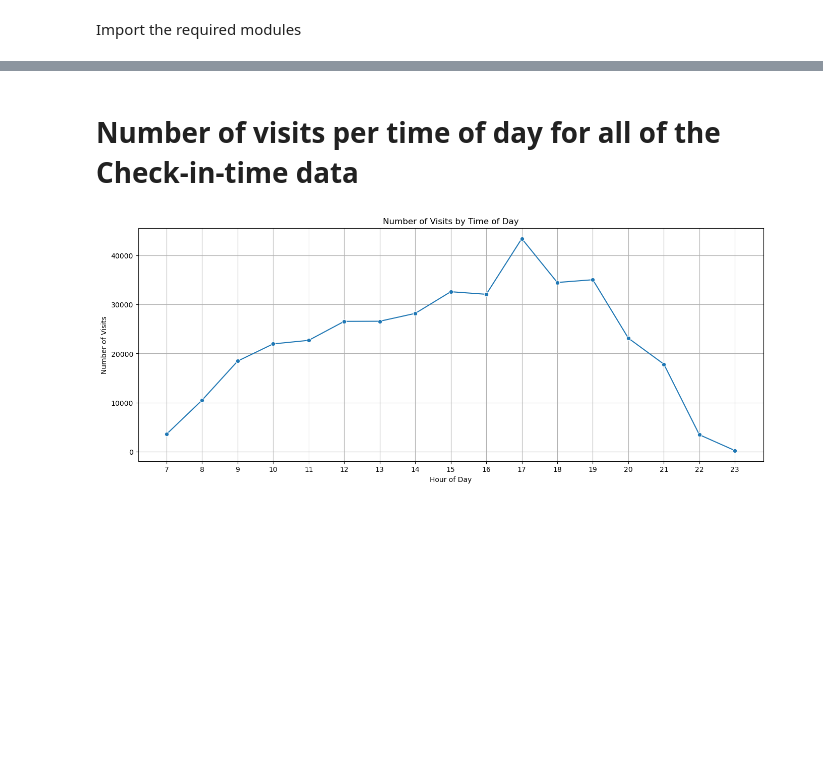
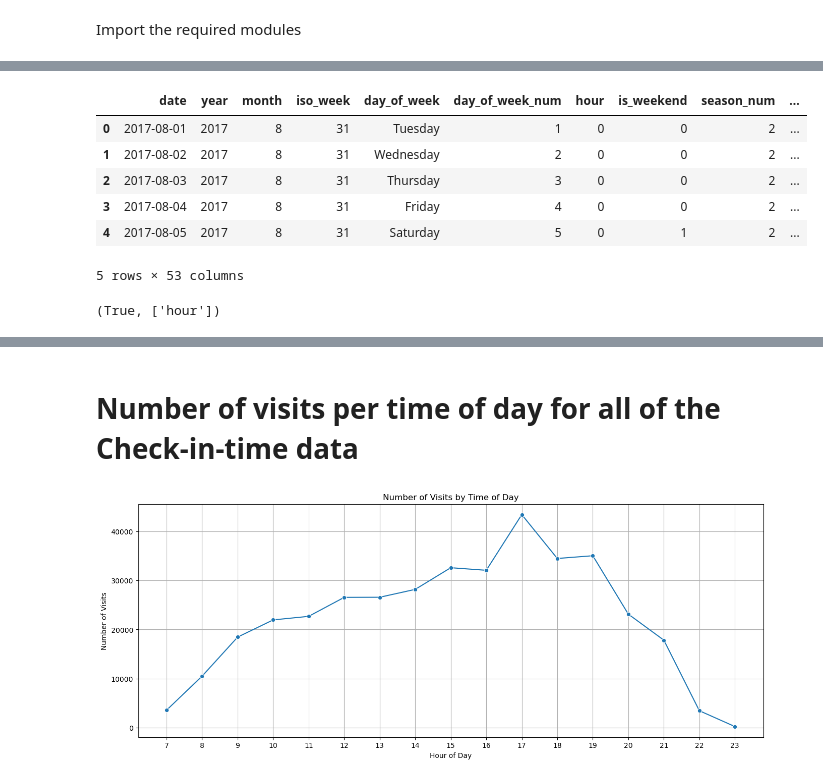
Before and after one commit to korho865/ACLO_project, a Jupyter notebook: ACLO_notebook.ipynb, the cells around one changed output, grey strips where cells are left out. Cells and saved outputs as stored; diff of their text form; code cells hidden in the pictures; blank space fills up the shorter version.

```diff
--- a/ACLO_notebook.ipynb
+++ b/ACLO_notebook.ipynb
@@ -32,0 +258,63 @@ from scipy import stats
+# %%
+daily = (
+    calendar
+    .merge(total_checkins, on="date", how="left")
+    .merge(unique_visitors, on="date", how="left")
+    .merge(g_daily, left_on="date", right_index=True, how="left")
+    .merge(mem_pivot, left_on="date", right_index=True, how="left")
+    .merge(mem_share, left_on="date", right_index=True, how="left")
+    .merge(vis_affil_rug,   on="date", how="left")
+    .merge(vis_affil_hanze, on="date", how="left")
+    .merge(vis_affil_other, on="date", how="left")
+    .merge(vis_staff_rug,   on="date", how="left")
+)
+
+# Fill numeric NaNs with 0
+num_cols = daily.select_dtypes(include=["number"]).columns
+daily[num_cols] = daily[num_cols].fillna(0)
+
+# Cast count-like columns to int (shares remain float)
+count_like = set(mem_pivot.columns) | {
+    "total_checkins", "unique_visitors",
+    "visitors_affil_rug", "visitors_affil_hanze", "visitors_affil_other",
+    "visitors_staff_rug",
+} | {c for c in daily.columns if c.startswith("visitors_")}
+for c in sorted(count_like & set(daily.columns)):
+    daily[c] = daily[c].astype("int64")
+
+# Nice column order
+first_cols = [
+    "date", "year", "month", "iso_week", "day_of_week", "day_of_week_num",
+    "hour", "is_weekend", "season_num", "season", "is_holiday", "is_exam_period",
+    "total_checkins", "unique_visitors",
+    "visitors_affil_rug", "visitors_affil_hanze", "visitors_affil_other",
+    "visitors_staff_rug",
+]
+rest_cols = [c for c in daily.columns if c not in first_cols]
+daily = daily[first_cols + rest_cols]
+
+daily.head()
+# %% [output]
+|  | date | year | month | iso_week | day_of_week | day_of_week_num | hour | is_weekend | season_num | ... |
+| 0 | 2017-08-01 | 2017 | 8 | 31 | Tuesday | 1 | 0 | 0 | 2 | ... |
+| 1 | 2017-08-02 | 2017 | 8 | 31 | Wednesday | 2 | 0 | 0 | 2 | ... |
+| 2 | 2017-08-03 | 2017 | 8 | 31 | Thursday | 3 | 0 | 0 | 2 | ... |
+| 3 | 2017-08-04 | 2017 | 8 | 31 | Friday | 4 | 0 | 0 | 2 | ... |
+| 4 | 2017-08-05 | 2017 | 8 | 31 | Saturday | 5 | 0 | 1 | 2 | ... |
+5 rows × 53 columns
+# %%
+# If you kept mem_pivot, those are per-day check-in counts by product.
+# They shouldn't exceed total_checkins.
+if not mem_pivot.empty:
+    mem_count_sum = daily[mem_pivot.columns].sum(axis=1)
+    ok_mem = bool((mem_count_sum <= daily["total_checkins"]).all())
+else:
+    ok_mem = True
+
+# Drop constant numeric columns before correlations
+nunique = daily.select_dtypes(include=["number"]).nunique(dropna=False)
+constant_cols = nunique[nunique <= 1].index.tolist()
+
+ok_mem, constant_cols[:10]
+# %% [output]
+(True, ['hour'])
```
Also changed, not shown: parts of 17 cells of this notebook, 4 other files.
